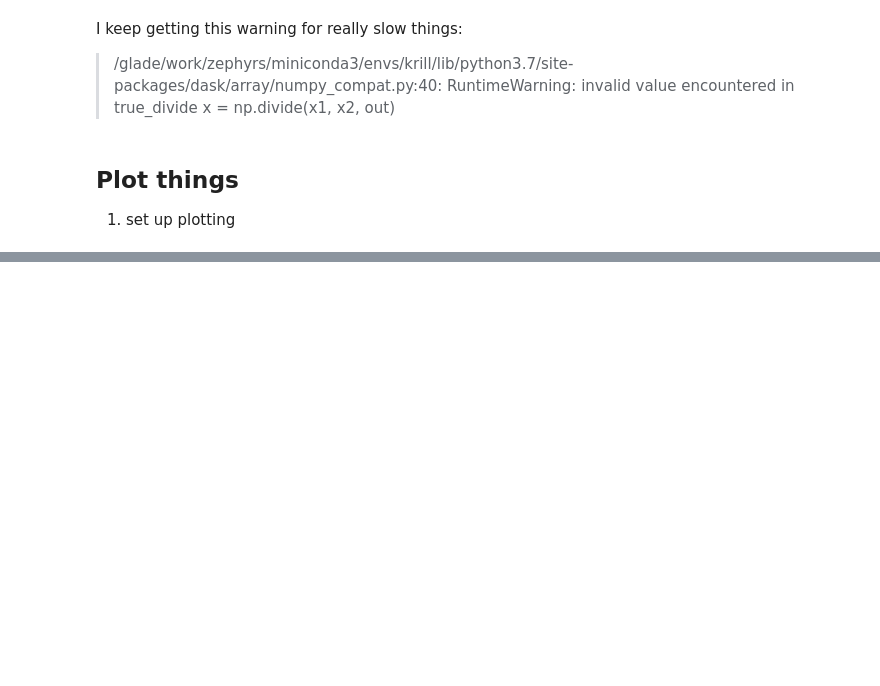
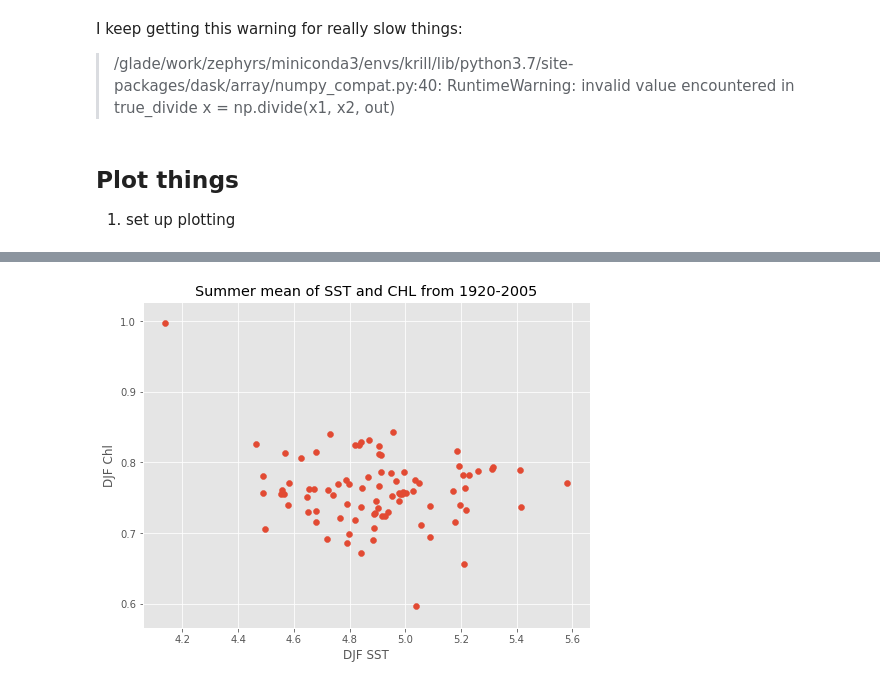
Before and after one commit to Zephyr-Sylvester/krill-cesm-le, a Jupyter notebook: notebooks/DJF-timeseries.ipynb, the cells around one changed output, grey strips where cells are left out. Saved outputs shown, nothing was run; the diff lists cells and outputs as text; code cells hidden in the pictures; blank space fills up the shorter version.

```diff
--- a/notebooks/DJF-timeseries.ipynb
+++ b/notebooks/DJF-timeseries.ipynb
@@ -313,0 +262,11 @@ plt.savefig('DJF-timeseries-SST-CHL-Mean.png')
+# %%
+fig = plt.figure(figsize=(8,6))
+
+plt.scatter(sst_so_mean.values, chl_so_mean.values)
+plt.xlabel('DJF SST')
+plt.ylabel('DJF Chl')
+plt.title('Summer mean of SST and CHL from 1920-2005')
+plt.gca()
+plt.savefig('SSTxCHL-1920-2005.png')
+# %% [output]
+[figure, added]
```
Also changed, not shown: parts of 27 cells of this notebook.
